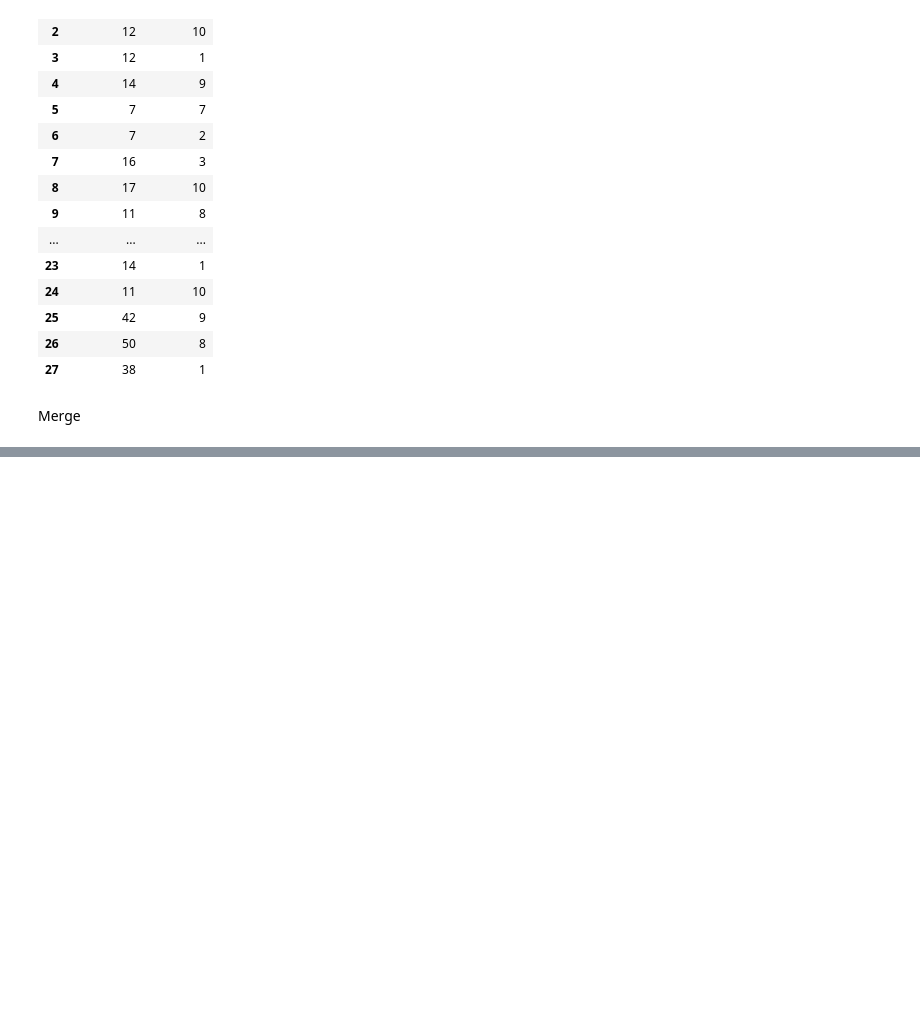
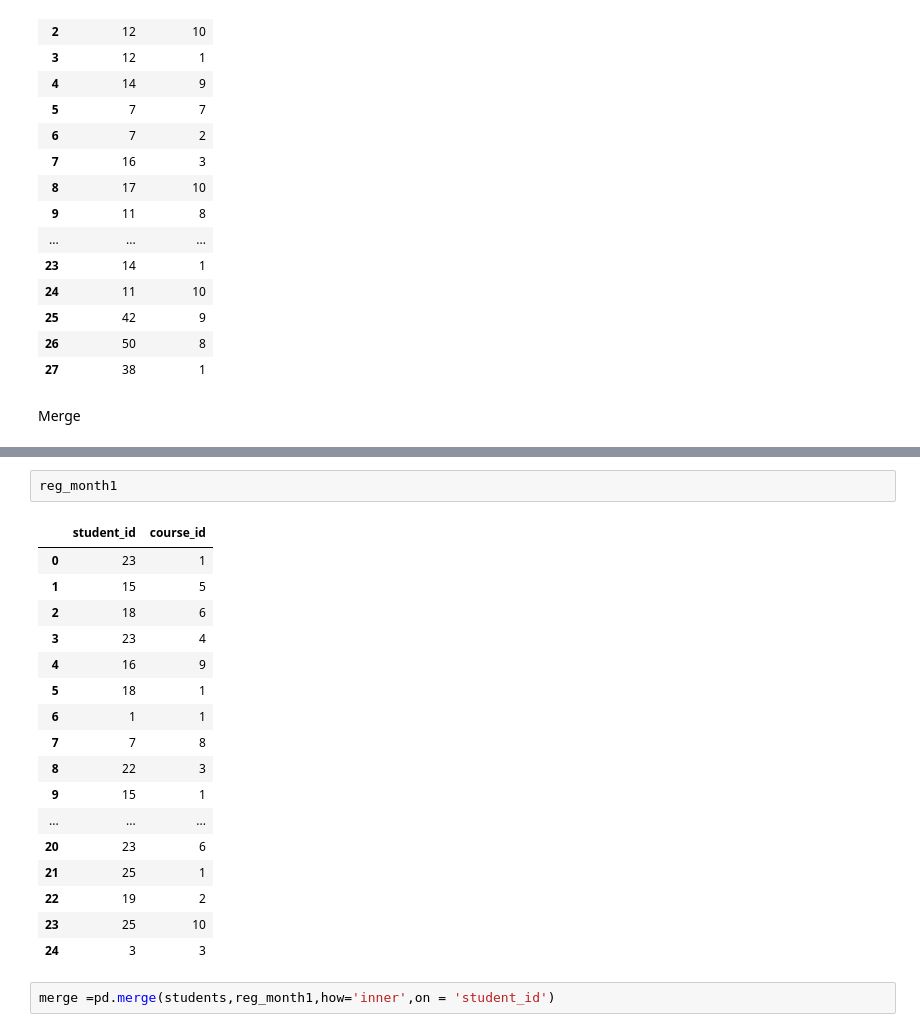
Before and after one commit to Bibhuti-MLAI/Python-Coding-Interview, a Jupyter notebook: pandas.ipynb, the cells around one changed output, grey strips where cells are left out. Saved outputs shown, nothing was run; the diff lists cells and outputs as text; blank space fills up the shorter version.

```diff
--- a/pandas.ipynb
+++ b/pandas.ipynb
@@ -1150,0 +1171,22 @@ Merge
+# %%
+reg_month1
+# %% [output]
+|  | student_id | course_id |
+| 0 | 23 | 1 |
+| 1 | 15 | 5 |
+| 2 | 18 | 6 |
+| 3 | 23 | 4 |
+| 4 | 16 | 9 |
+| 5 | 18 | 1 |
+| 6 | 1 | 1 |
+| 7 | 7 | 8 |
+| 8 | 22 | 3 |
+| 9 | 15 | 1 |
+| ... | ... | ... |
+| 20 | 23 | 6 |
+| 21 | 25 | 1 |
+| 22 | 19 | 2 |
+| 23 | 25 | 10 |
+| 24 | 3 | 3 |
+# %%
+merge =pd.merge(students,reg_month1,how='inner',on = 'student_id')
```
Also changed, not shown: parts of 7 cells of this notebook.
